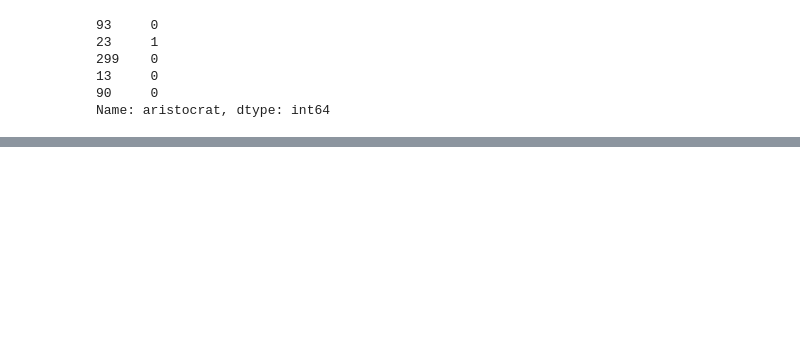
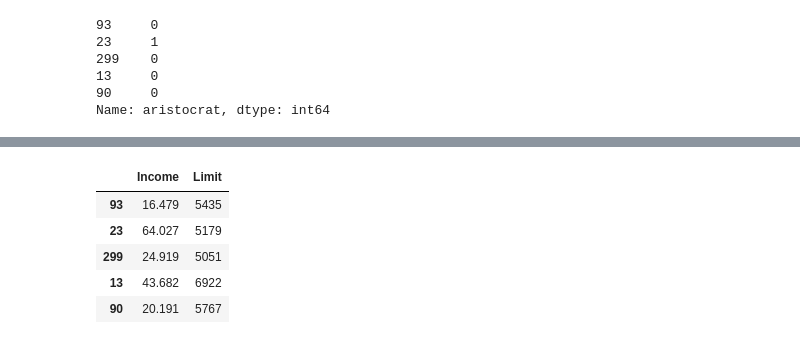
Before and after one commit to GabrielWechta/white_rose, a Jupyter notebook: data_mining/lab_3/task_12.ipynb, the cells around one changed output, grey strips where cells are left out. Drawn from its saved outputs; the diff is of its cells as text; code cells hidden in the pictures; blank space fills up the shorter version.

```diff
--- a/data_mining/lab_3/task_12.ipynb
+++ b/data_mining/lab_3/task_12.ipynb
@@ -74,0 +118,11 @@ print('Model Score= ', log_reg.score(X_test, y_test))
+# %%
+X_2f_train= X_train[['Income', 'Limit']]
+X_2f_test = X_test[['Income', 'Limit']]
+X_2f_train.head()
+# %% [output]
+|  | Income | Limit |
+| 93 | 16.479 | 5435 |
+| 23 | 64.027 | 5179 |
+| 299 | 24.919 | 5051 |
+| 13 | 43.682 | 6922 |
+| 90 | 20.191 | 5767 |
```
Also changed, not shown: parts of 9 cells of this notebook.
